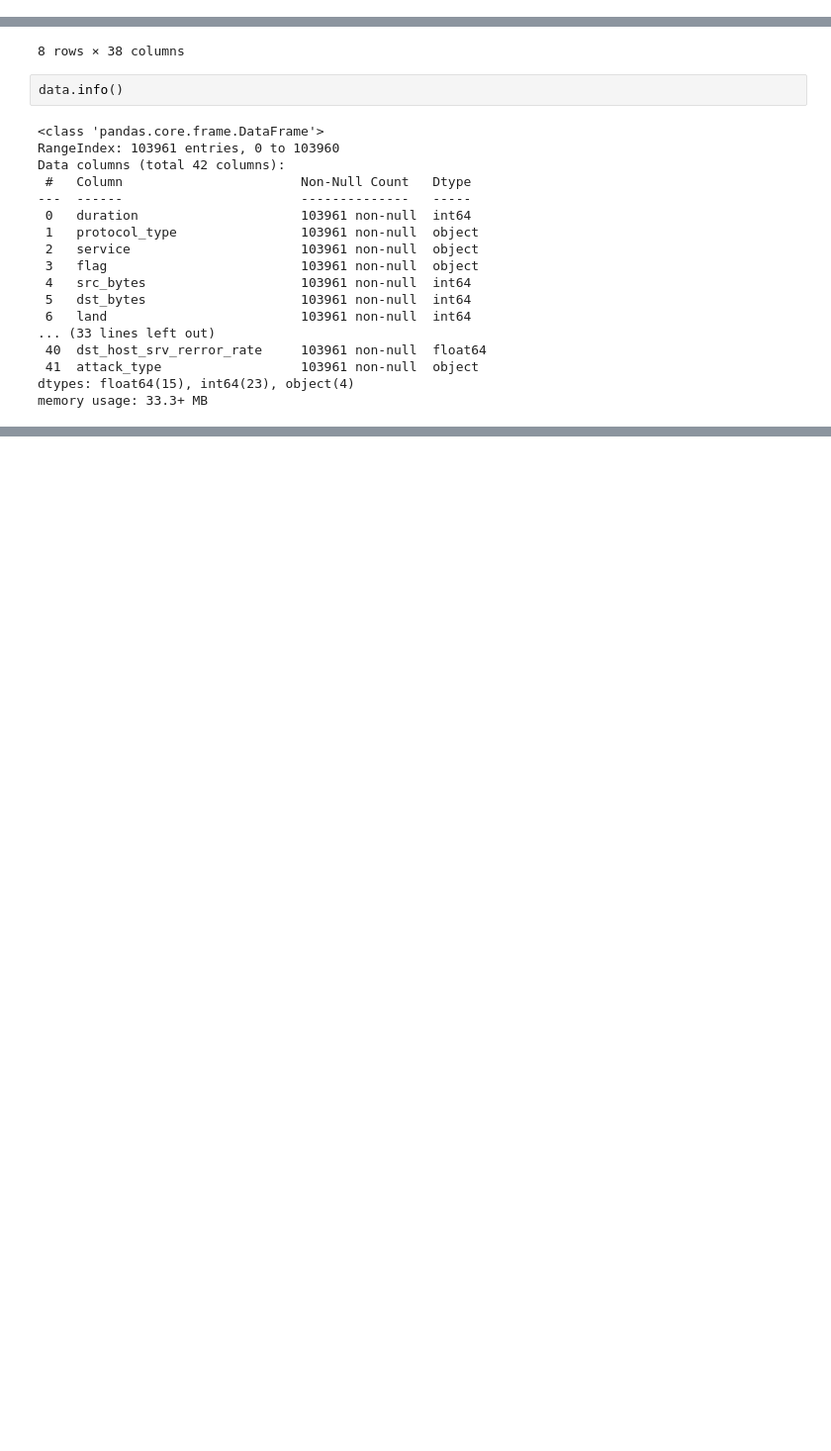
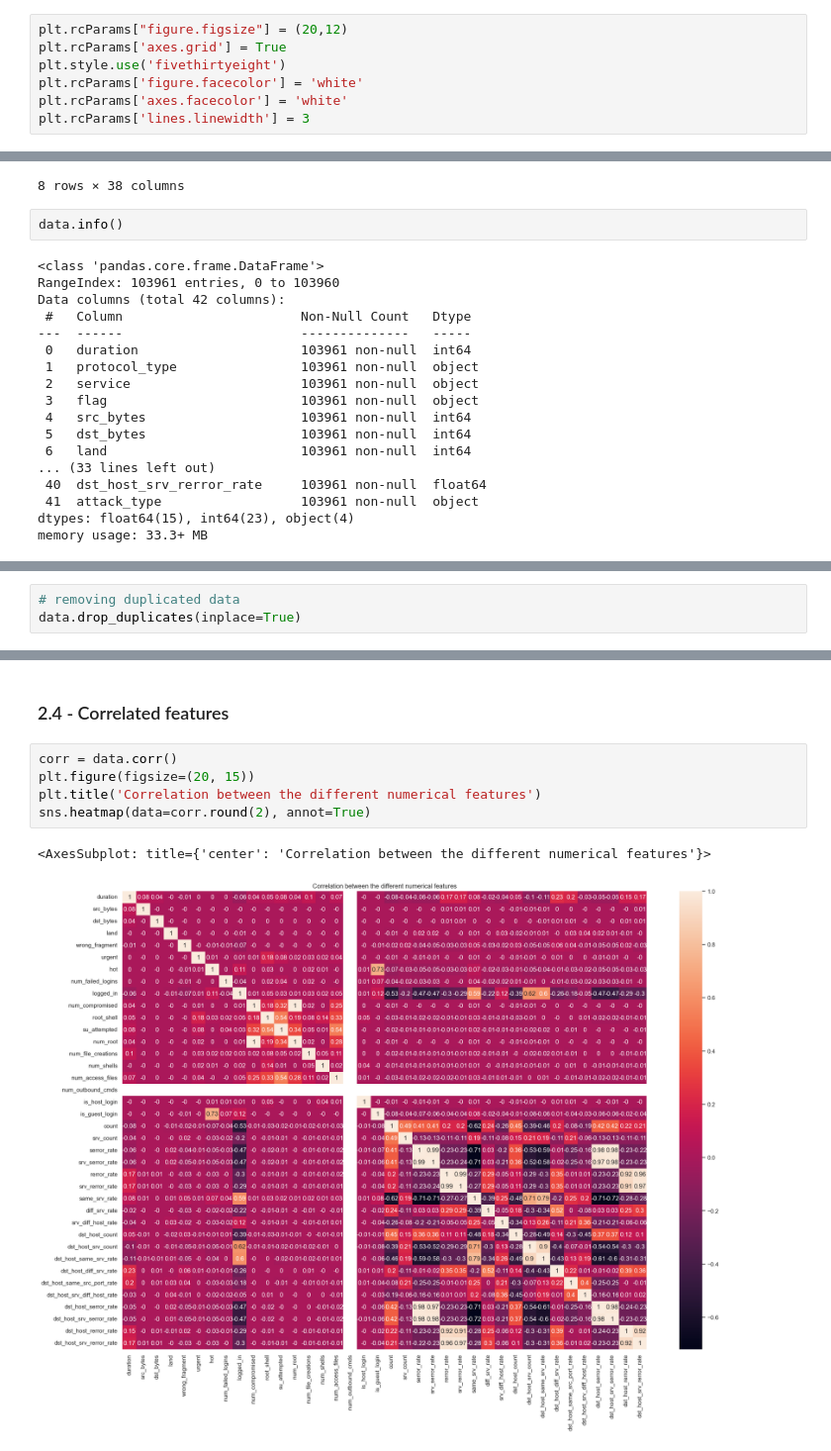
Before and after one commit to PugtgYosuky/AML_project1, a Jupyter notebook: src/explore_dataset.ipynb, the cells around one changed output, grey strips where cells are left out. Shown at 99% size. Cells and saved outputs as stored; diff of their text form; blank space fills up the shorter version.

```diff
--- a/src/explore_dataset.ipynb
+++ b/src/explore_dataset.ipynb
@@ -8,6 +8,13 @@ import numpy as np
 import seaborn as sns
 import matplotlib.pyplot as plt
 import os
+# %%
+plt.rcParams["figure.figsize"] = (20,12)
+plt.rcParams['axes.grid'] = True
+plt.style.use('fivethirtyeight')
+plt.rcParams['figure.facecolor'] = 'white'
+plt.rcParams['axes.facecolor'] = 'white'
+plt.rcParams['lines.linewidth'] = 3
 # %% [markdown]
 ## Load dataset
 # %%
@@ -58,0 +122,3 @@ memory usage: 33.3+ MB
+# %%
+# removing duplicated data
+data.drop_duplicates(inplace=True)
@@ -58,0 +171,10 @@ memory usage: 33.3+ MB
+# %% [markdown]
+### 2.4 - Correlated features
+# %%
+corr = data.corr()
+plt.figure(figsize=(20, 15))
+plt.title('Correlation between the different numerical features')
+sns.heatmap(data=corr.round(2), annot=True)
+# %% [output]
+<AxesSubplot: title={'center': 'Correlation between the different numerical features'}>
+[figure, added]
```
Also changed, not shown: parts of 21 cells of this notebook.
